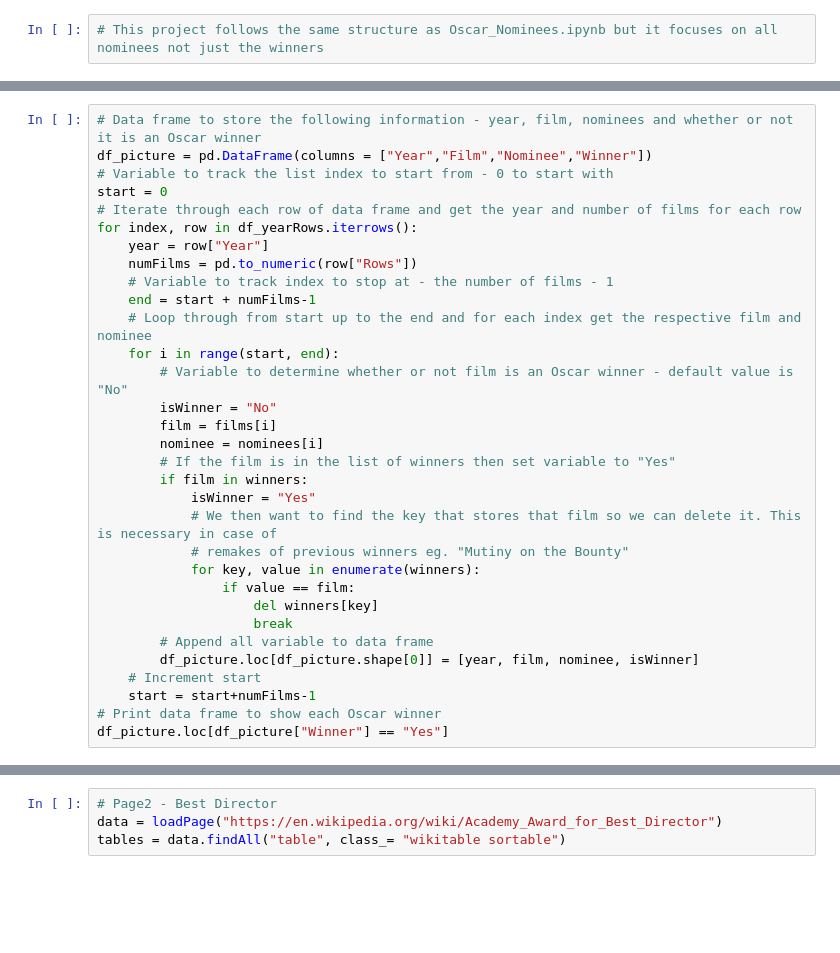
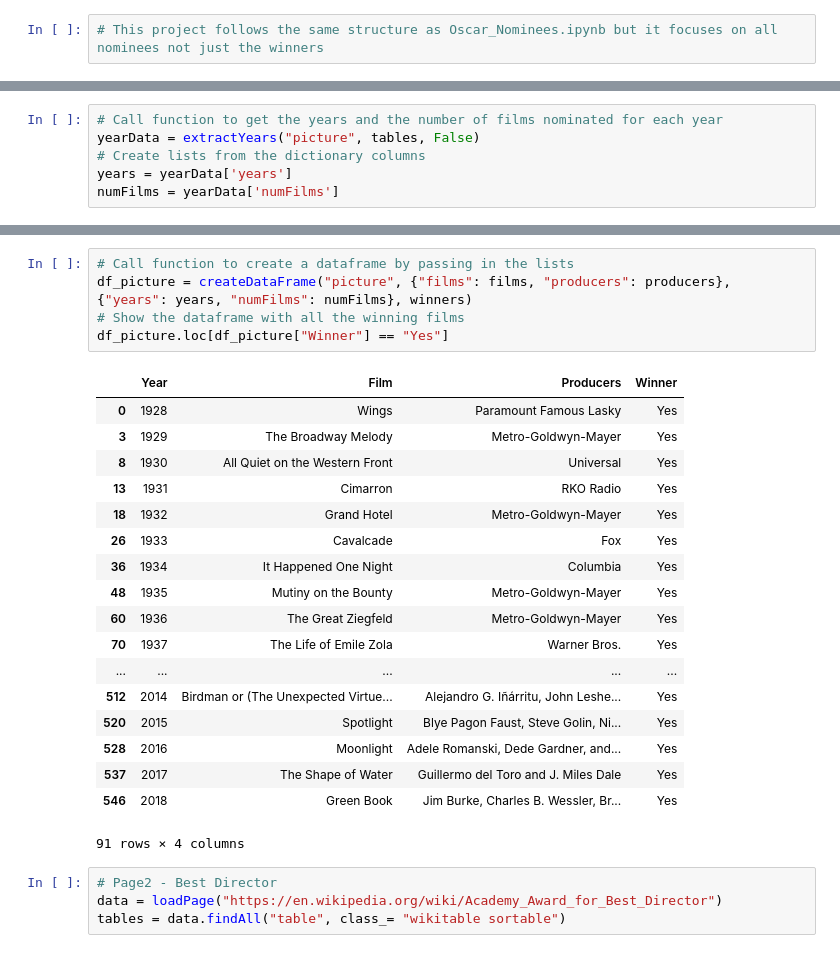
Before and after one commit to emmet-gingles/Jupyter-OscarWinners, a Jupyter notebook: Oscar_Nominees.ipynb, the cells around one changed output, grey strips where cells are left out. Saved outputs shown, nothing was run; the diff lists cells and outputs as text; blank space fills up the shorter version.

Commit message:
added functions file to limit the reuse of code

```diff
--- a/Oscar_Nominees.ipynb
+++ b/Oscar_Nominees.ipynb
@@ -92,0 +12,6 @@ for i in range(0, 11):
+# %%
+# Call function to get the years and the number of films nominated for each year
+yearData = extractYears("picture", tables, False)
+# Create lists from the dictionary columns
+years = yearData['years']
+numFilms = yearData['numFilms']
@@ -102,32 +35,0 @@ print(len(films))
-# %%
-# Data frame to store the following information - year, film, nominees and whether or not it is an Oscar winner
-df_picture = pd.DataFrame(columns = ["Year","Film","Nominee","Winner"])
-# Variable to track the list index to start from - 0 to start with
-start = 0
-# Iterate through each row of data frame and get the year and number of films for each row
-for index, row in df_yearRows.iterrows():
-    year = row["Year"]
-    numFilms = pd.to_numeric(row["Rows"])
-    # Variable to track index to stop at - the number of films - 1
-    end = start + numFilms-1
-    # Loop through from start up to the end and for each index get the respective film and nominee
-    for i in range(start, end):
-        # Variable to determine whether or not film is an Oscar winner - default value is "No"
-        isWinner = "No"
-        film = films[i]
-        nominee = nominees[i]
-        # If the film is in the list of winners then set variable to "Yes"
-        if film in winners:
-            isWinner = "Yes"
-            # We then want to find the key that stores that film so we can delete it. This is necessary in case of
-            # remakes of previous winners eg. "Mutiny on the Bounty"
-            for key, value in enumerate(winners):
-                if value == film:
-                    del winners[key]
-                    break
-        # Append all variable to data frame
-        df_picture.loc[df_picture.shape[0]] = [year, film, nominee, isWinner]
-    # Increment start
-    start = start+numFilms-1
-# Print data frame to show each Oscar winner
-df_picture.loc[df_picture["Winner"] == "Yes"]
@@ -153,3 +36,27 @@ df_picture.loc[df_picture["Winner"] == "Yes"]
+# %%
+# Call function to create a dataframe by passing in the lists
+df_picture = createDataFrame("picture", {"films": films, "producers": producers}, {"years": years, "numFilms": numFilms}, winners)
+# Show the dataframe with all the winning films
+df_picture.loc[df_picture["Winner"] == "Yes"]
+# %% [output]
+|  | Year | Film | Producers | Winner |
+| 0 | 1928 | Wings | Paramount Famous Lasky | Yes |
+| 3 | 1929 | The Broadway Melody | Metro-Goldwyn-Mayer | Yes |
+| 8 | 1930 | All Quiet on the Western Front | Universal | Yes |
+| 13 | 1931 | Cimarron | RKO Radio | Yes |
+| 18 | 1932 | Grand Hotel | Metro-Goldwyn-Mayer | Yes |
+| 26 | 1933 | Cavalcade | Fox | Yes |
+| 36 | 1934 | It Happened One Night | Columbia | Yes |
+| 48 | 1935 | Mutiny on the Bounty | Metro-Goldwyn-Mayer | Yes |
+| 60 | 1936 | The Great Ziegfeld | Metro-Goldwyn-Mayer | Yes |
+| 70 | 1937 | The Life of Emile Zola | Warner Bros. | Yes |
+| ... | ... | ... | ... | ... |
+| 512 | 2014 | Birdman or (The Unexpected Virtue... | Alejandro G. Iñárritu, John Leshe... | Yes |
+| 520 | 2015 | Spotlight | Blye Pagon Faust, Steve Golin, Ni... | Yes |
+| 528 | 2016 | Moonlight | Adele Romanski, Dede Gardner, and... | Yes |
+| 537 | 2017 | The Shape of Water | Guillermo del Toro and J. Miles Dale | Yes |
+| 546 | 2018 | Green Book | Jim Burke, Charles B. Wessler, Br... | Yes |
+91 rows × 4 columns
 # %%
 # Page2 - Best Director
 data = loadPage("https://en.wikipedia.org/wiki/Academy_Award_for_Best_Director")
```
Also changed, not shown: parts of 62 cells of this notebook, 4 other files.
